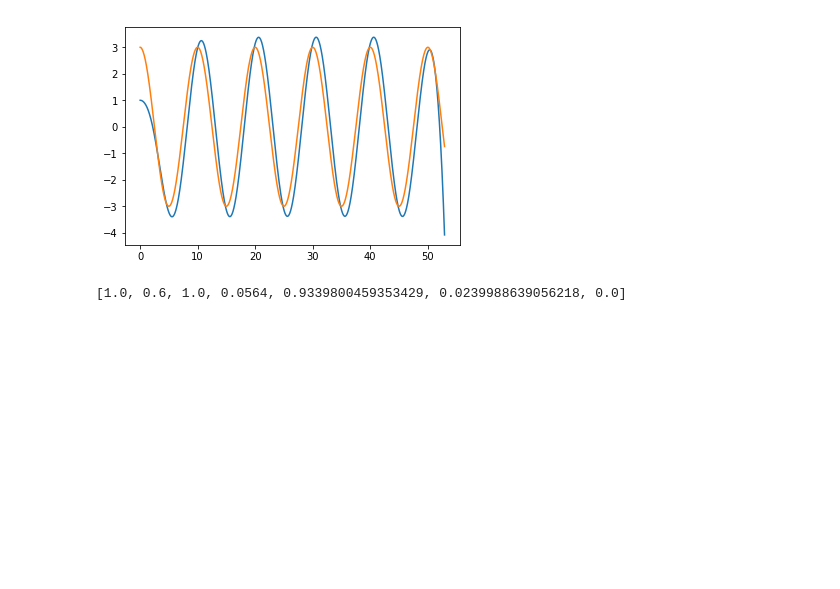
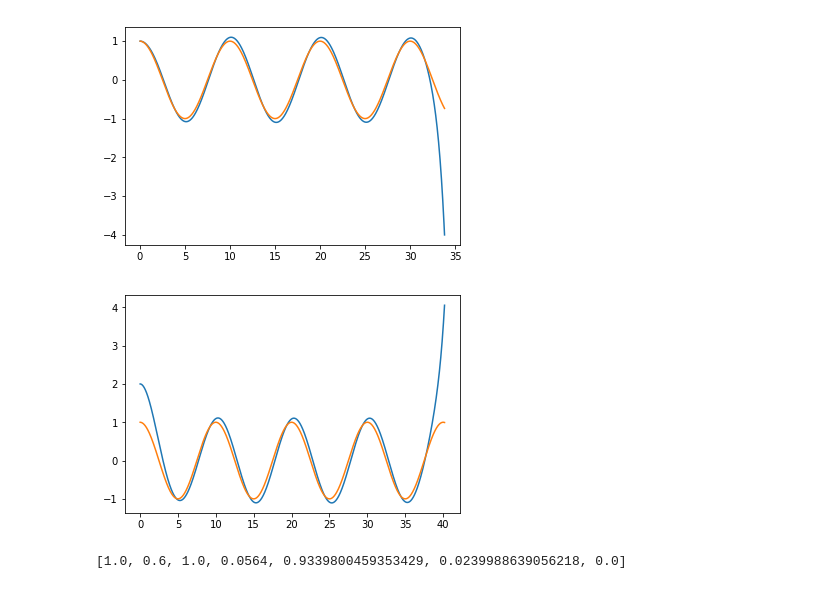
Before and after one commit to st9007a/ball-beam, a Jupyter notebook: curve.ipynb, the cells around one changed output. Saved outputs shown, nothing was run; the diff lists cells and outputs as text; code cells hidden in the pictures; blank space fills up the shorter version.

```diff
--- a/curve.ipynb
+++ b/curve.ipynb
@@ -10,35 +10,38 @@ from ballbeam import PID, BallBeam
 def plot_curve(a, b, r, theta, kp, ki, kd):
 
     pid = PID(kp, ki, kd, time_units = 0.02)
     bb = BallBeam(r = r, theta = theta, a = a, b = b, time_units = 0.02)
 
     x = []
     y1 = []
     y2 = []
 
     while True:
         pid.set_point = bb.yd()
         bb.feed(pid.output)
         pid.compute(bb.output)
 
         x.append(bb.total_time)
         y1.append(bb.output)
         y2.append(bb.yd())
 
         if abs(bb.output) > 4 or bb.total_time > 300:
             break
 
     x = np.array(x)
     y1 = np.array(y1)
     y2 = np.array(y2)
 
     plt.plot(x, y1)
     plt.plot(x, y2)
     plt.show()
 
-plot_curve(3, 0.6, 1, 0.0564, 0.03344067436841209, 0.0, 0.10657362092129136)
+#plot_curve(1, 0.6, 1, 0.0564, 0.9500453309836213, 0.0, 0.0)
+plot_curve(1, 0.6, 1, 0.0564, 0.18652724426046402, 0.09277738149095349, 0.4698739047071929)
+plot_curve(1, 0.6, 2, 0.1129, 0.07516548615263623, 0.0, 0.18338605346048148)
 # %% [output]
-[figure, old version]
+[figure, new version]
+[figure, added]
 # %%
 with open('result.csv', 'r') as f:
     lines = f.readlines()[1:]
```
Also changed, not shown: parts of 1 cell of this notebook, 1 other file.
